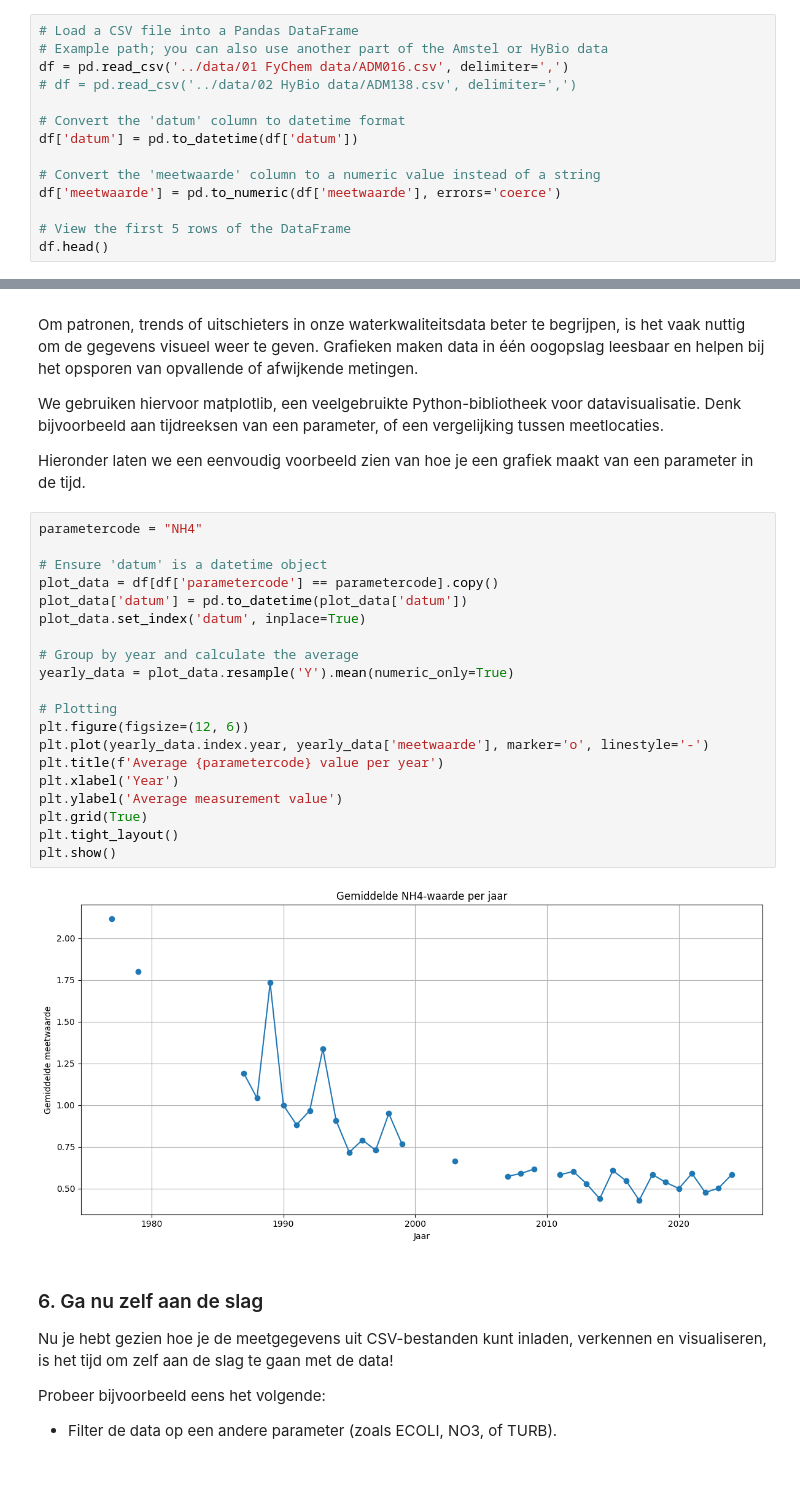
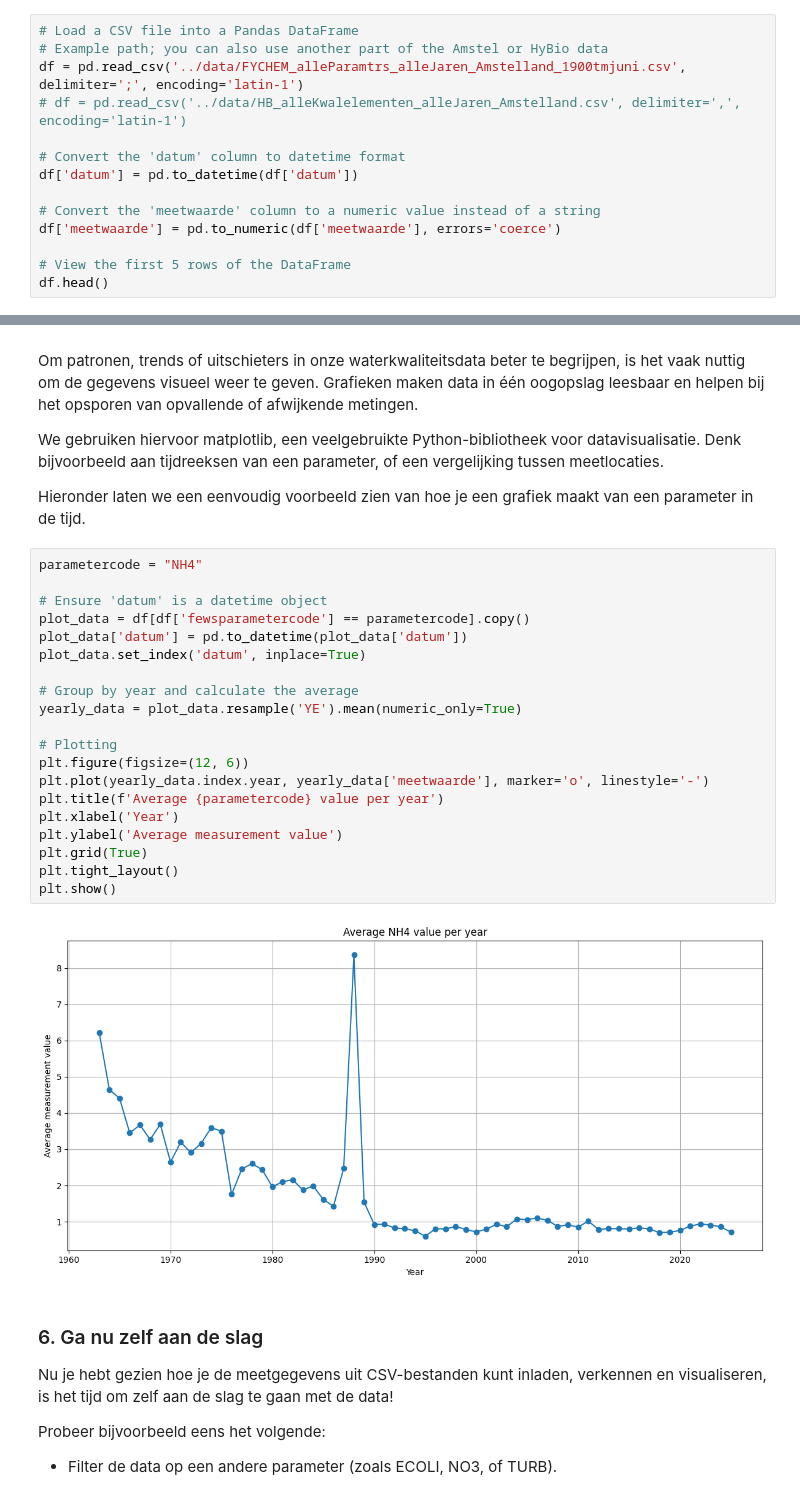
Before and after one commit to venn89/Team_6-De-stem-van-de-Amstel, a Jupyter notebook: notebooks/oppervlaktewater_kwaliteit_analyse.ipynb, the cells around one changed output, grey strips where cells are left out. Cells and saved outputs as stored; diff of their text form.

```diff
--- a/notebooks/oppervlaktewater_kwaliteit_analyse.ipynb
+++ b/notebooks/oppervlaktewater_kwaliteit_analyse.ipynb
@@ -22,8 +22,8 @@ Plak de data uit sharepoint in de data folder. Nu kun je een CSV-bestand inladen
 # %%
 # Load a CSV file into a Pandas DataFrame
 # Example path; you can also use another part of the Amstel or HyBio data
-df = pd.read_csv('../data/01 FyChem data/ADM016.csv', delimiter=',')
-# df = pd.read_csv('../data/02 HyBio data/ADM138.csv', delimiter=',')
+df = pd.read_csv('../data/FYCHEM_alleParamtrs_alleJaren_Amstelland_1900tmjuni.csv', delimiter=';', encoding='latin-1')
+# df = pd.read_csv('../data/HB_alleKwalelementen_alleJaren_Amstelland.csv', delimiter=',', encoding='latin-1')
 
 # Convert the 'datum' column to datetime format
 df['datum'] = pd.to_datetime(df['datum'])
@@ -116,25 +102,25 @@ Hieronder laten we een eenvoudig voorbeeld zien van hoe je een grafiek maakt van
 # %%
 parametercode = "NH4"
 
 # Ensure 'datum' is a datetime object
-plot_data = df[df['parametercode'] == parametercode].copy()
+plot_data = df[df['fewsparametercode'] == parametercode].copy()
 plot_data['datum'] = pd.to_datetime(plot_data['datum'])
 plot_data.set_index('datum', inplace=True)
 
 # Group by year and calculate the average
-yearly_data = plot_data.resample('Y').mean(numeric_only=True)
+yearly_data = plot_data.resample('YE').mean(numeric_only=True)
 
 # Plotting
 plt.figure(figsize=(12, 6))
 plt.plot(yearly_data.index.year, yearly_data['meetwaarde'], marker='o', linestyle='-')
 plt.title(f'Average {parametercode} value per year')
 plt.xlabel('Year')
 plt.ylabel('Average measurement value')
 plt.grid(True)
 plt.tight_layout()
 plt.show()
 # %% [output]
-[figure, old version]
+[figure, new version]
 # %% [markdown]
 ### 6. Ga nu zelf aan de slag
 Nu je hebt gezien hoe je de meetgegevens uit CSV-bestanden kunt inladen, verkennen en visualiseren, is het tijd om zelf aan de slag te gaan met de data!
```
Also changed, not shown: parts of 7 cells of this notebook, 1 other file.
